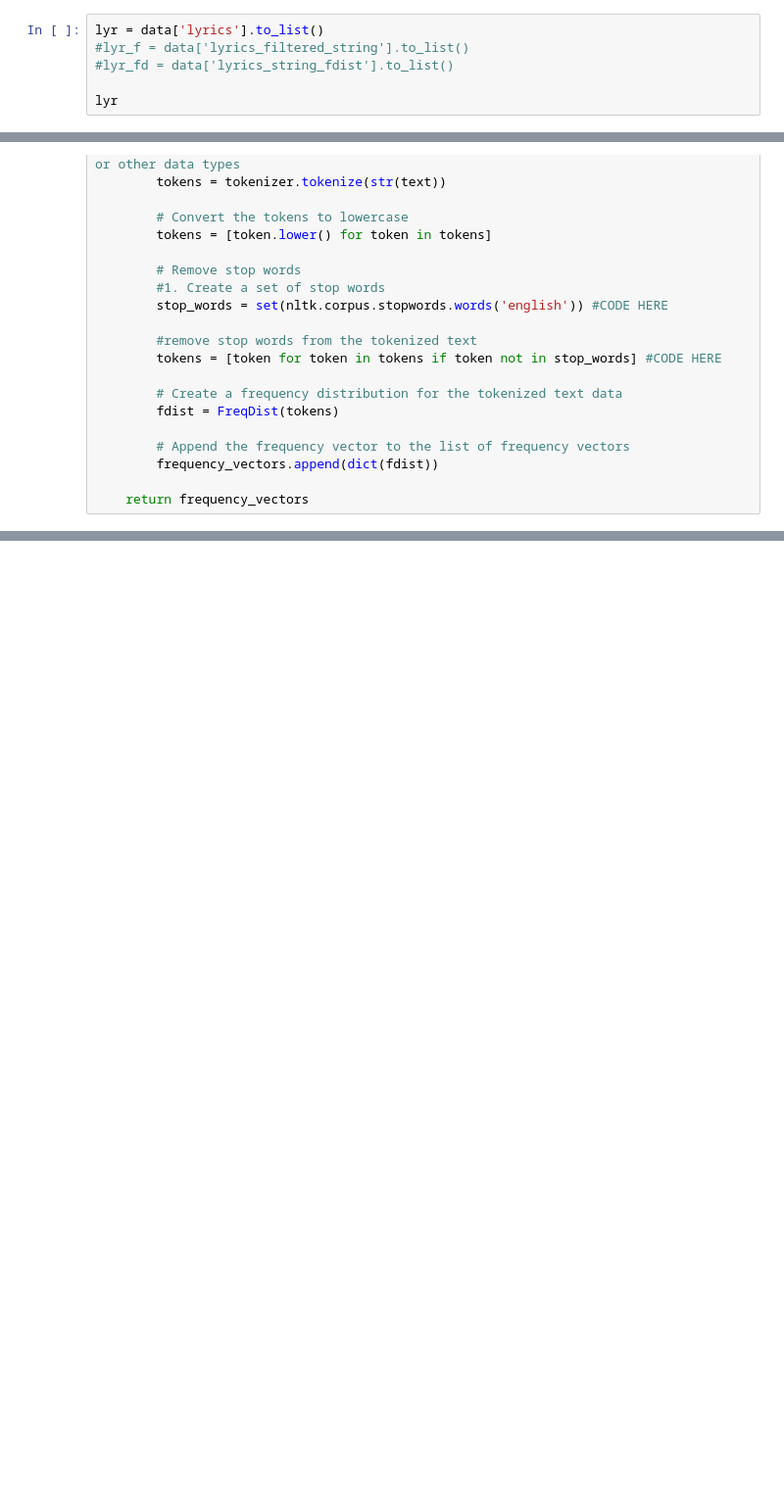
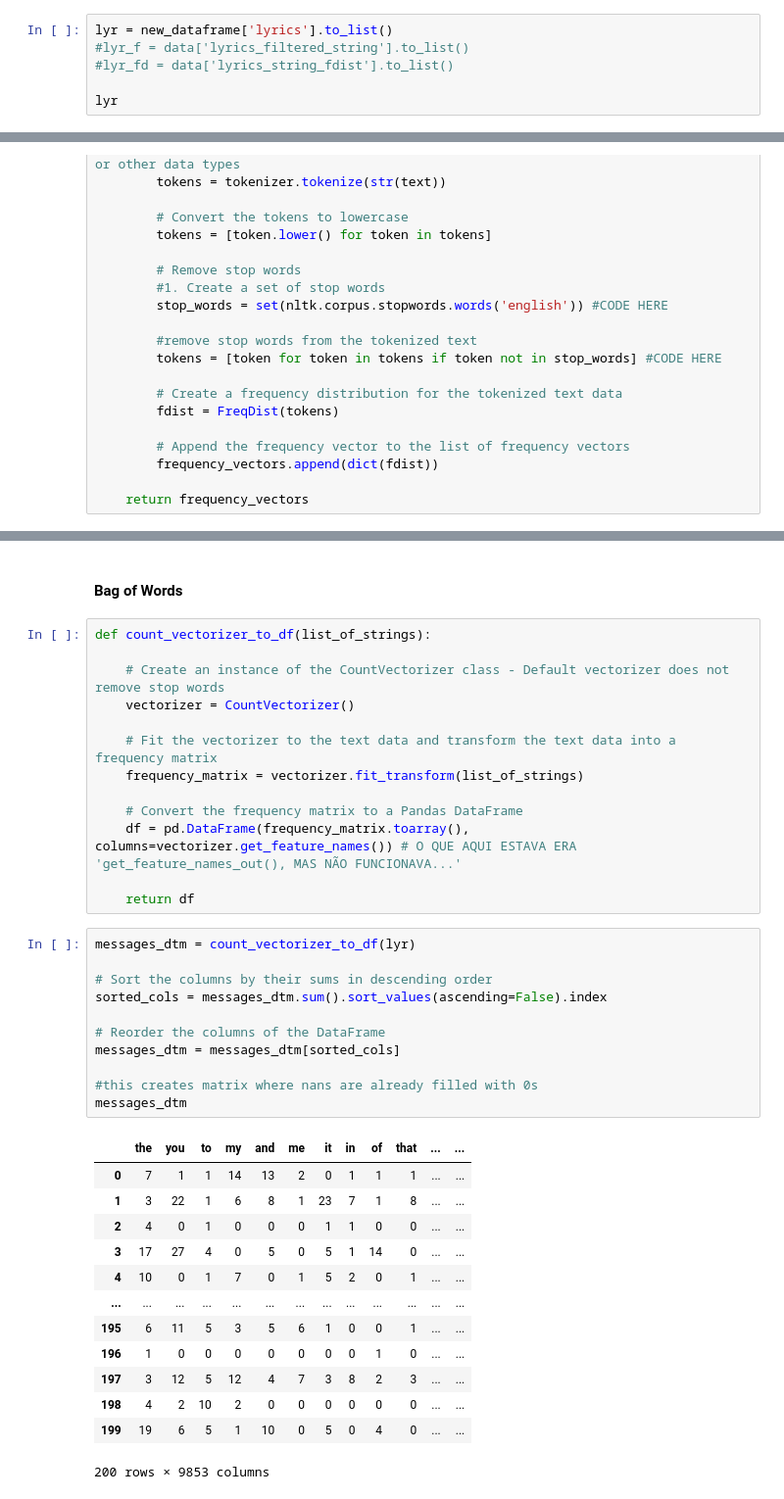
Before and after one commit to ARCadete21/Text-Mining-Project, a Jupyter notebook: vectorization_feature_extr.ipynb, the cells around one changed output, grey strips where cells are left out. Shown at 98% size. Cells and saved outputs as stored; diff of their text form; blank space fills up the shorter version.

```diff
--- a/vectorization_feature_extr.ipynb
+++ b/vectorization_feature_extr.ipynb
@@ -60,5 +72,5 @@ data
 # %%
-lyr = data['lyrics'].to_list()
+lyr = new_dataframe['lyrics'].to_list()
 #lyr_f = data['lyrics_filtered_string'].to_list()
 #lyr_fd = data['lyrics_string_fdist'].to_list()
 
@@ -150,0 +177,40 @@ MemoryError: Unable to allocate 1.99 TiB for an array with shape (134967, 202842
+# %% [markdown]
+#### Bag of Words
+# %%
+def count_vectorizer_to_df(list_of_strings):
+
+    # Create an instance of the CountVectorizer class - Default vectorizer does not remove stop words
+    vectorizer = CountVectorizer()
+
+    # Fit the vectorizer to the text data and transform the text data into a frequency matrix
+    frequency_matrix = vectorizer.fit_transform(list_of_strings)
+
+    # Convert the frequency matrix to a Pandas DataFrame
+    df = pd.DataFrame(frequency_matrix.toarray(), columns=vectorizer.get_feature_names()) # O QUE AQUI ESTAVA ERA 'get_feature_names_out(), MAS NÃO FUNCIONAVA...'
+
+    return df
+# %%
+messages_dtm = count_vectorizer_to_df(lyr)
+
+# Sort the columns by their sums in descending order
+sorted_cols = messages_dtm.sum().sort_values(ascending=False).index
+
+# Reorder the columns of the DataFrame
+messages_dtm = messages_dtm[sorted_cols]
+
+#this creates matrix where nans are already filled with 0s
+messages_dtm
+# %% [output]
+|  | the | you | to | my | and | me | it | in | of | that | ... | ... |
+| 0 | 7 | 1 | 1 | 14 | 13 | 2 | 0 | 1 | 1 | 1 | ... | ... |
+| 1 | 3 | 22 | 1 | 6 | 8 | 1 | 23 | 7 | 1 | 8 | ... | ... |
+| 2 | 4 | 0 | 1 | 0 | 0 | 0 | 1 | 1 | 0 | 0 | ... | ... |
+| 3 | 17 | 27 | 4 | 0 | 5 | 0 | 5 | 1 | 14 | 0 | ... | ... |
+| 4 | 10 | 0 | 1 | 7 | 0 | 1 | 5 | 2 | 0 | 1 | ... | ... |
+| ... | ... | ... | ... | ... | ... | ... | ... | ... | ... | ... | ... | ... |
+| 195 | 6 | 11 | 5 | 3 | 5 | 6 | 1 | 0 | 0 | 1 | ... | ... |
+| 196 | 1 | 0 | 0 | 0 | 0 | 0 | 0 | 0 | 1 | 0 | ... | ... |
+| 197 | 3 | 12 | 5 | 12 | 4 | 7 | 3 | 8 | 2 | 3 | ... | ... |
+| 198 | 4 | 2 | 10 | 2 | 0 | 0 | 0 | 0 | 0 | 0 | ... | ... |
+| 199 | 19 | 6 | 5 | 1 | 10 | 0 | 5 | 0 | 4 | 0 | ... | ... |
+200 rows × 9853 columns
```
Also changed, not shown: parts of 23 cells of this notebook.
